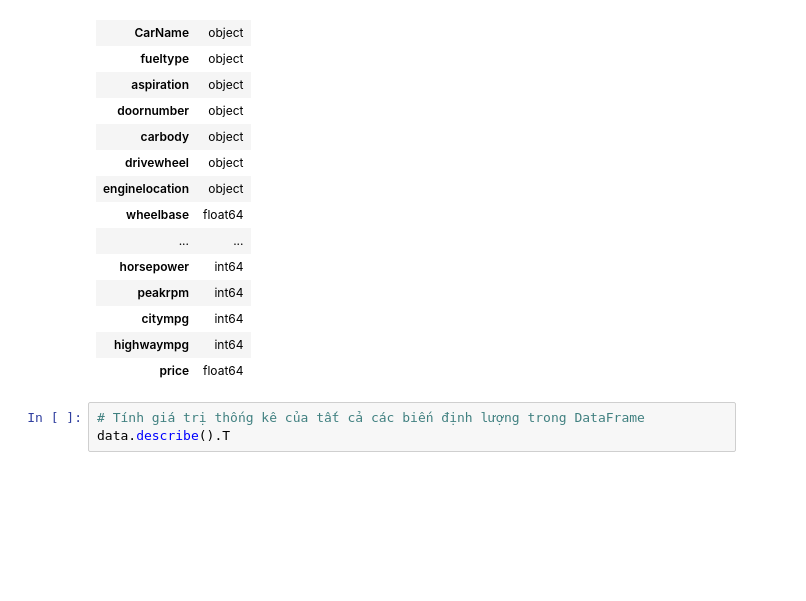
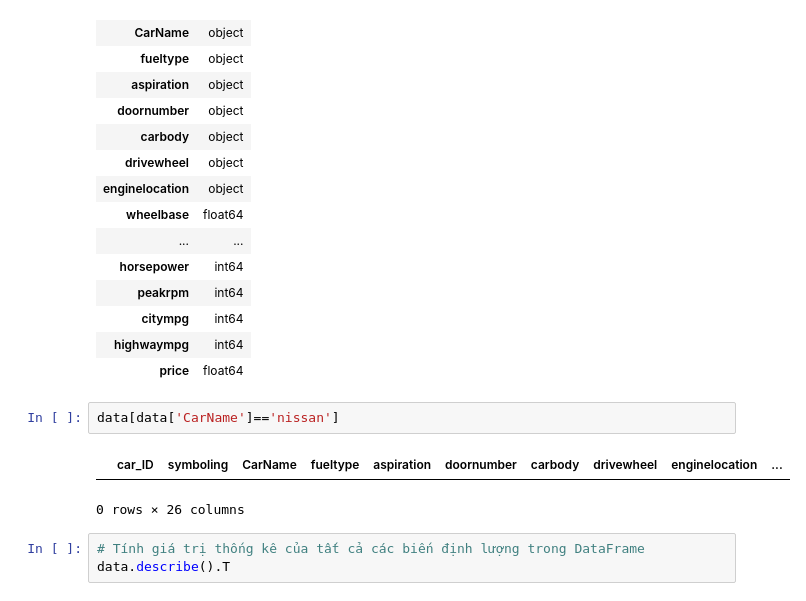
Before and after one commit to TVVY/Bai-Tap-DA-Tren-Leanr, a Jupyter notebook: Case Study/Case Study Tạ Văn Vỹ.ipynb, the cells around one changed output. Drawn from its saved outputs; the diff is of its cells as text; blank space fills up the shorter version.

```diff
--- a/Case Study/Case Study Tạ Văn Vỹ.ipynb
+++ b/Case Study/Case Study Tạ Văn Vỹ.ipynb
@@ -53,6 +53,11 @@ Các kiểu dữ liệu của từng cột trong data:
 | citympg | int64 |
 | highwaympg | int64 |
 | price | float64 |
+# %%
+data[data['CarName']=='nissan']
+# %% [output]
+|  | car_ID | symboling | CarName | fueltype | aspiration | doornumber | carbody | drivewheel | enginelocation | ... |
+0 rows × 26 columns
 # %%
 # Tính giá trị thống kê của tất cả các biến định lượng trong DataFrame
 data.describe().T
```
Also changed, not shown: parts of 4 cells of this notebook.
